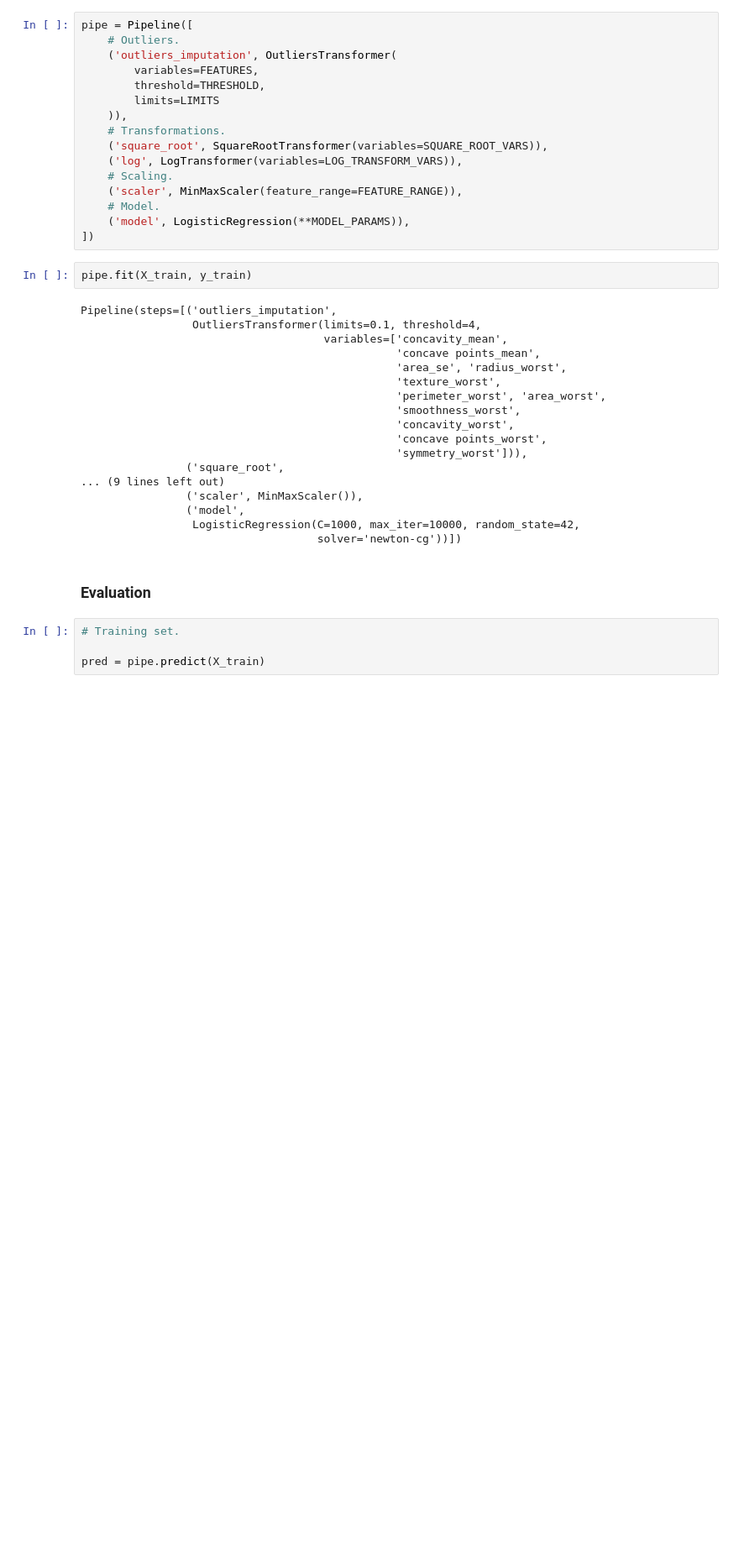
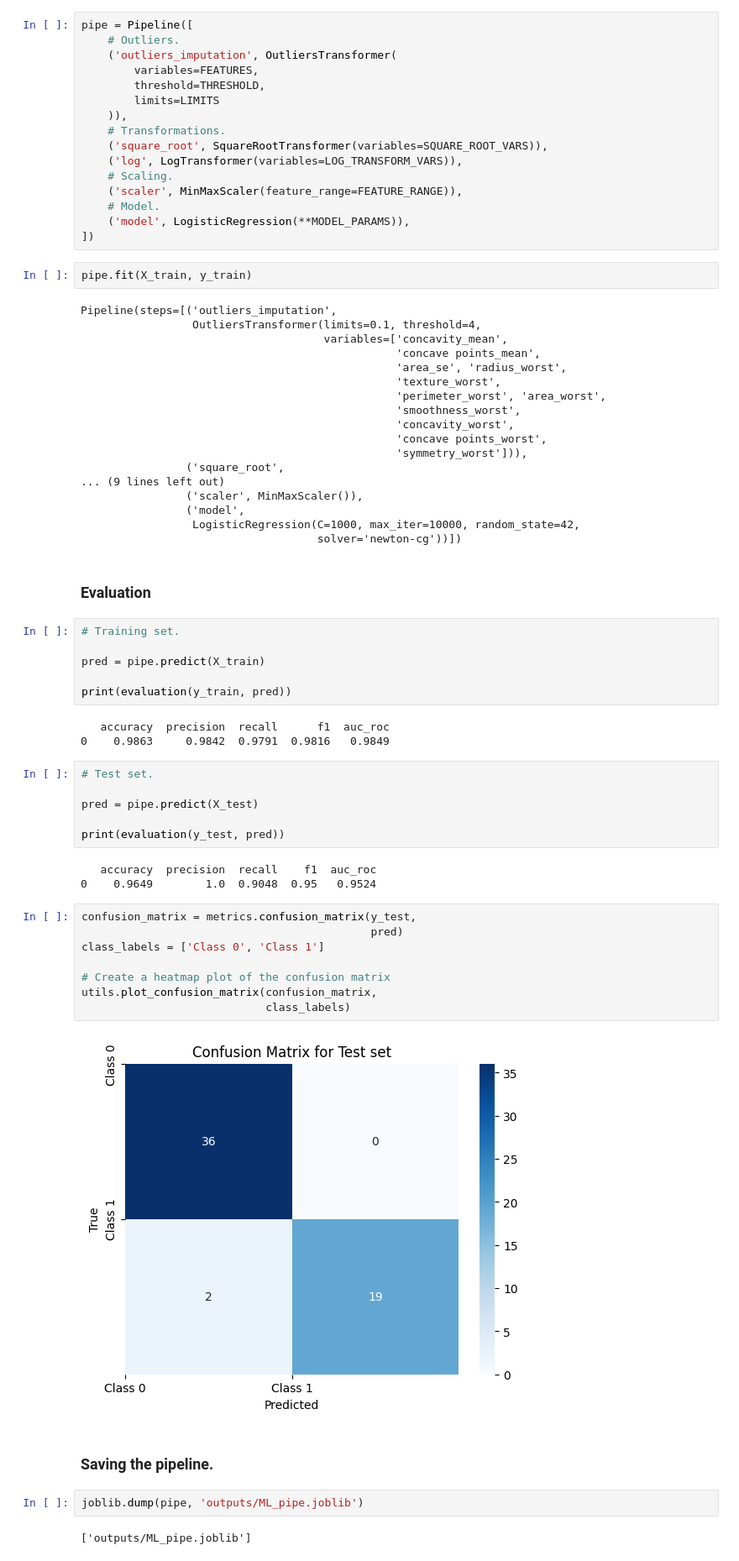
Before and after one commit to mcollpol/BreastCancerPrediction, a Jupyter notebook: research/notebooks/05-machine-learning-pipeline.ipynb, the cells around one changed output. Shown at 84% size. Drawn from its saved outputs; the diff is of its cells as text; blank space fills up the shorter version.

Commit message:
Added evaluation of pipeline results

```diff
--- a/research/notebooks/05-machine-learning-pipeline.ipynb
+++ b/research/notebooks/05-machine-learning-pipeline.ipynb
@@ -133,3 +136,33 @@ Pipeline(steps=[('outliers_imputation',
 # Training set.
 
 pred = pipe.predict(X_train)
+
+print(evaluation(y_train, pred))
+# %% [output]
+   accuracy  precision  recall      f1  auc_roc
+0    0.9863     0.9842  0.9791  0.9816   0.9849
+# %%
+# Test set.
+
+pred = pipe.predict(X_test)
+
+print(evaluation(y_test, pred))
+# %% [output]
+   accuracy  precision  recall    f1  auc_roc
+0    0.9649        1.0  0.9048  0.95   0.9524
+# %%
+confusion_matrix = metrics.confusion_matrix(y_test,
+                                            pred)
+class_labels = ['Class 0', 'Class 1']
+
+# Create a heatmap plot of the confusion matrix
+utils.plot_confusion_matrix(confusion_matrix,
+                            class_labels)
+# %% [output]
+[figure, added]
+# %% [markdown]
+### Saving the pipeline.
+# %%
+joblib.dump(pipe, 'outputs/ML_pipe.joblib')
+# %% [output]
+['outputs/ML_pipe.joblib']
```
Also changed, not shown: parts of 1 cell of this notebook.
